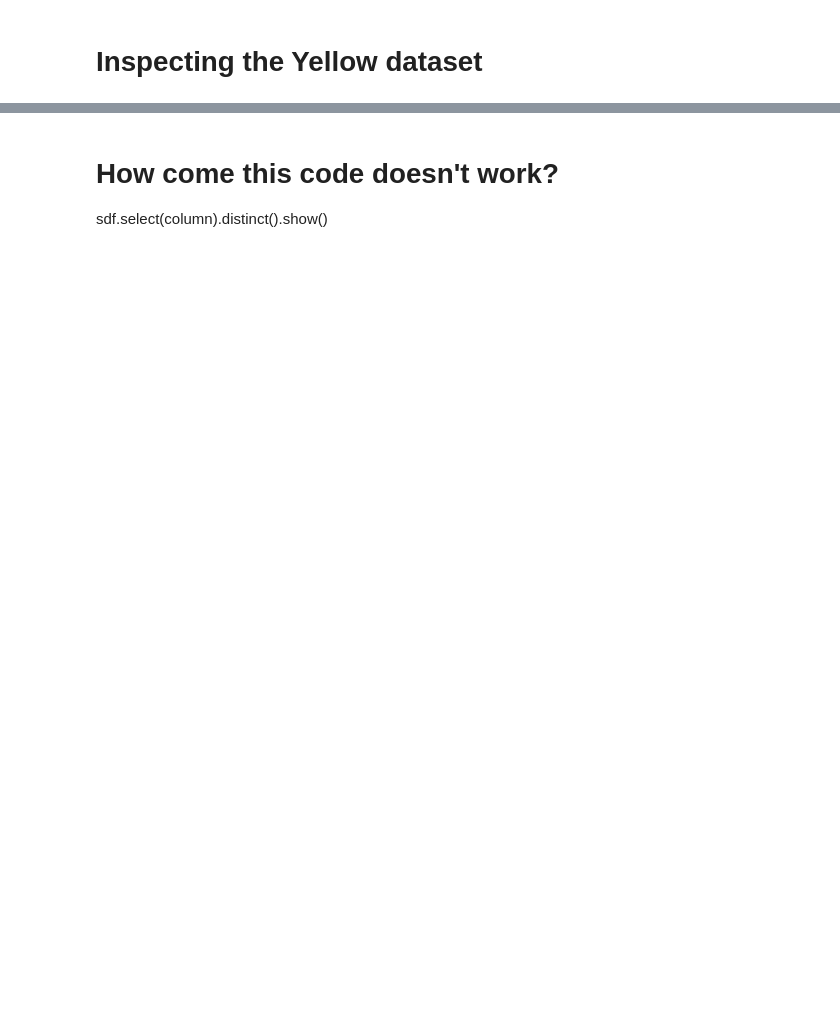
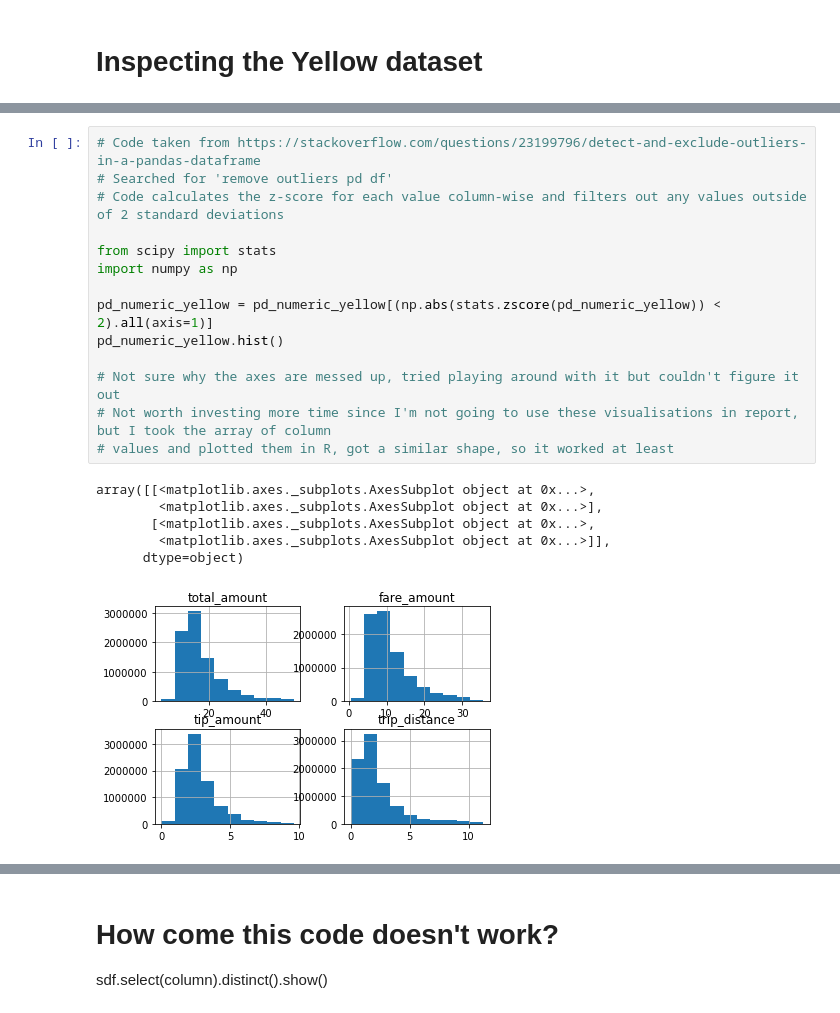
Before and after one commit to arjunrajkumar-ds/ADS_Project_1, a Jupyter notebook: code/preprocessing.ipynb, the cells around one changed output, grey strips where cells are left out. Saved outputs shown, nothing was run; the diff lists cells and outputs as text; blank space fills up the shorter version.

```diff
--- a/code/preprocessing.ipynb
+++ b/code/preprocessing.ipynb
@@ -38,3 +527,24 @@ yellow.limit(10)
+# %%
+# Code taken from https://stackoverflow.com/questions/23199796/detect-and-exclude-outliers-in-a-pandas-dataframe
+# Searched for 'remove outliers pd df'
+# Code calculates the z-score for each value column-wise and filters out any values outside of 2 standard deviations
+
+from scipy import stats
+import numpy as np
+
+pd_numeric_yellow = pd_numeric_yellow[(np.abs(stats.zscore(pd_numeric_yellow)) < 2).all(axis=1)]
+pd_numeric_yellow.hist()
+
+# Not sure why the axes are messed up, tried playing around with it but couldn't figure it out
+# Not worth investing more time since I'm not going to use these visualisations in report, but I took the array of column
+# values and plotted them in R, got a similar shape, so it worked at least
+# %% [output]
+array([[<matplotlib.axes._subplots.AxesSubplot object at 0x...>,
+        <matplotlib.axes._subplots.AxesSubplot object at 0x...>],
+       [<matplotlib.axes._subplots.AxesSubplot object at 0x...>,
+        <matplotlib.axes._subplots.AxesSubplot object at 0x...>]],
+      dtype=object)
+[figure, added]
 # %%
 yellow.printSchema()
 # %% [output]
```
Also changed, not shown: parts of 67 cells of this notebook, 1 other file.
